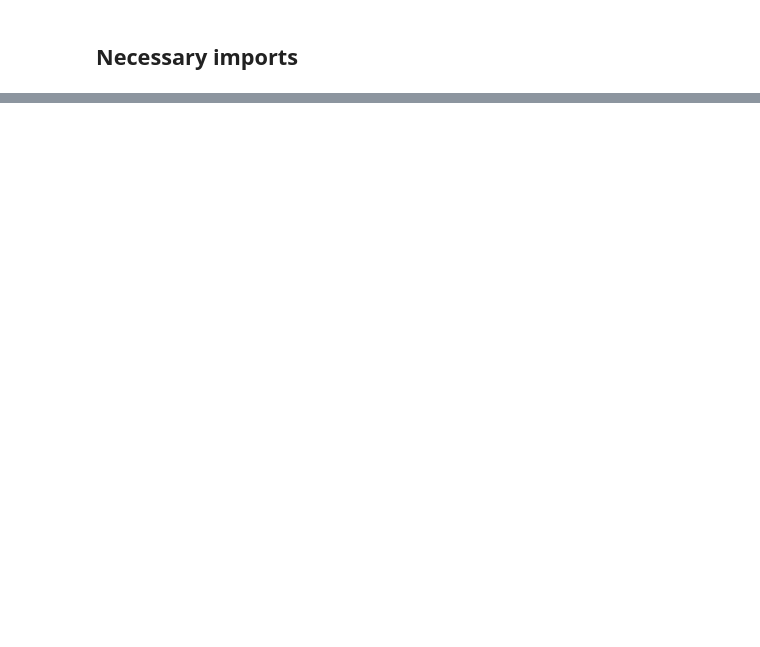
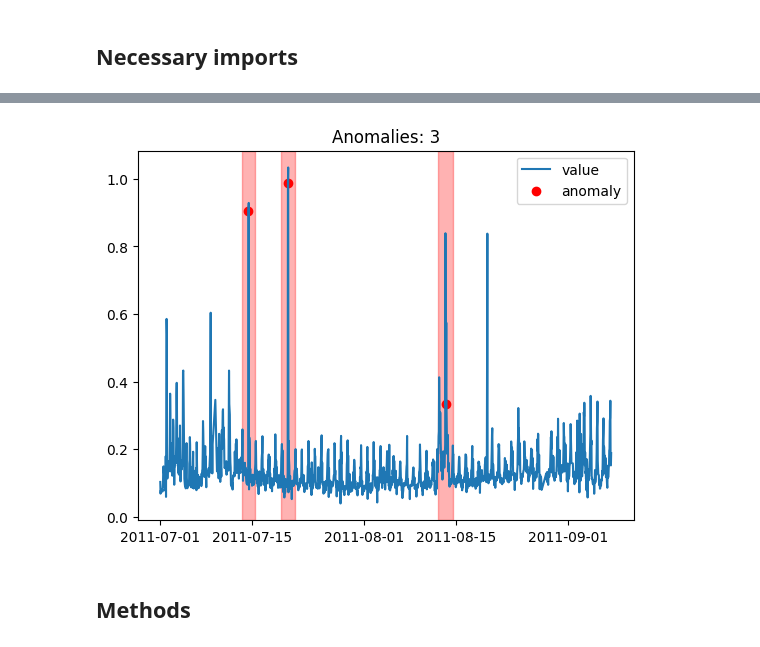
Before and after one commit to AlpSari/time_series_applications, a Jupyter notebook: anomaly_detection/anomaly_detection.ipynb, the cells around one changed output, grey strips where cells are left out. Saved outputs shown, nothing was run; the diff lists cells and outputs as text; code cells hidden in the pictures; blank space fills up the shorter version.

```diff
--- a/anomaly_detection.ipynb
+++ b/anomaly_detection/anomaly_detection.ipynb
@@ -73,3 +50,11 @@ plot_series(df, anomaly_times)
+# %%
+df, anomaly_times, anomaly_windows = DataLoaderNAB.load_data('data.csv', 'anomaly_times.json', 'windows.json')
+
+DataLoaderNAB.plot_series(df, anomaly_times, anomaly_windows)
+# %% [output]
+[figure, added]
+# %% [markdown]
+## Methods
 # %%
 n_ar = 5
 n_hist = 3
```
Also changed, not shown: parts of 10 cells of this notebook, 5 other files.
